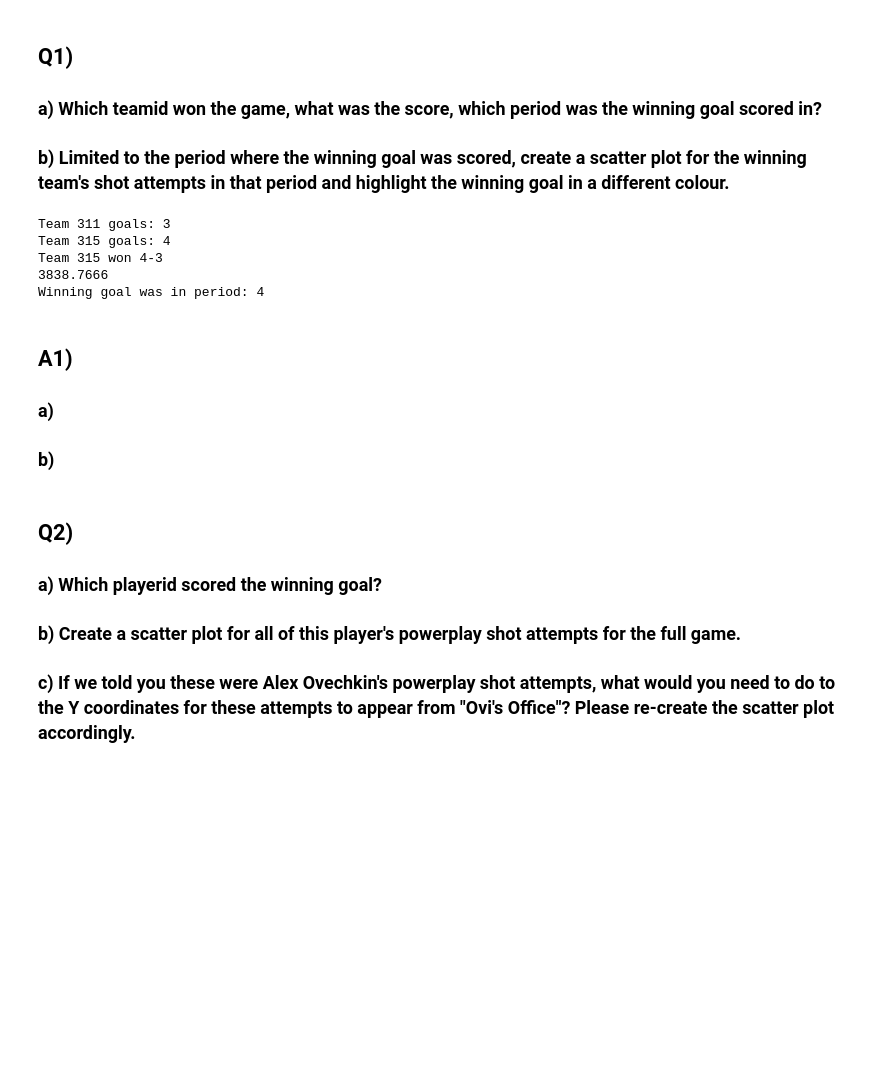
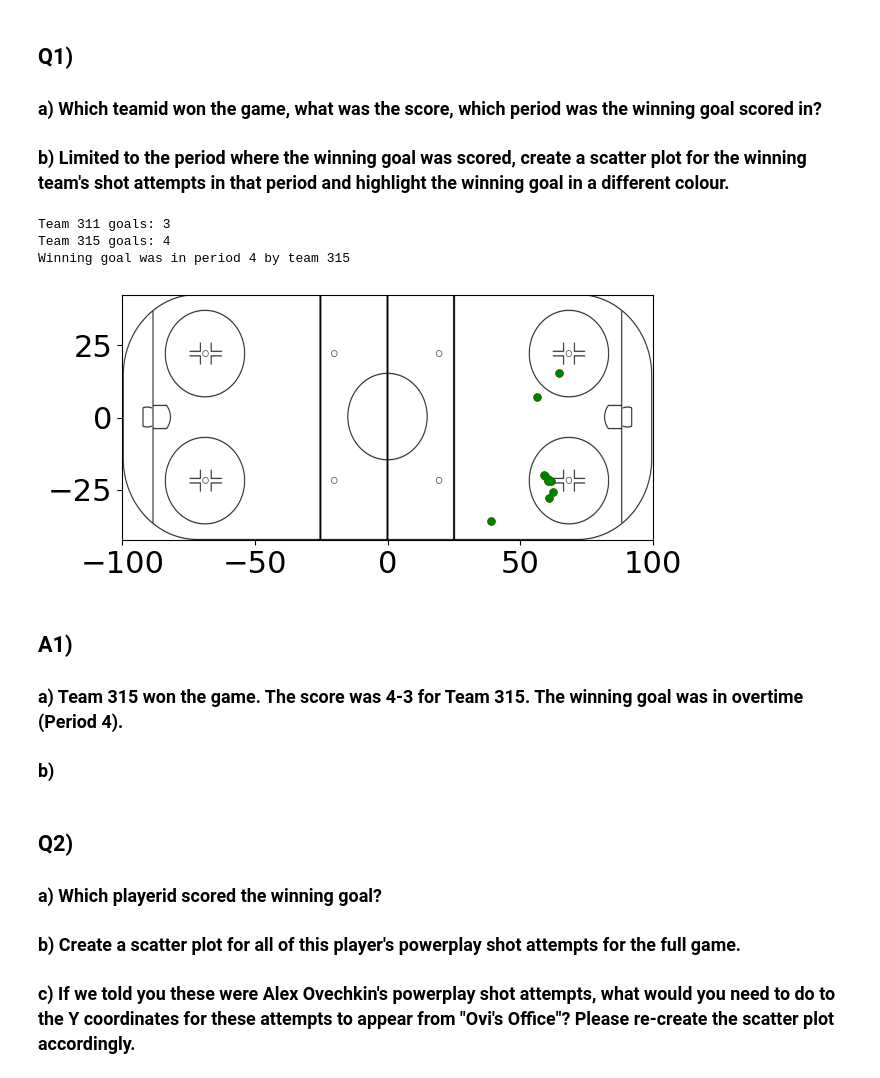
Before and after one commit to klee04/personal, a Jupyter notebook: SportsLogiq Coding Assessment/DA_Tutorial_24/Tutorial24_Questionnaire_Test.ipynb, the cells around one changed output. Drawn from its saved outputs; the diff is of its cells as text; code cells hidden in the pictures; blank space fills up the shorter version.

```diff
--- a/SportsLogiq Coding Assessment/DA_Tutorial_24/Tutorial24_Questionnaire_Test.ipynb
+++ b/SportsLogiq Coding Assessment/DA_Tutorial_24/Tutorial24_Questionnaire_Test.ipynb
@@ -67,7 +67,6 @@ team2_goals = np.where((game_teamID == 315) & (game_goal == 1), 1, 0)
 print('Team 311 goals:', np.sum(team1_goals))
 print('Team 315 goals:', np.sum(team2_goals))
 
-print('Team 315 won 4-3')
 
 def determinePeriod(time):
     if (time >= 0) & (time < 1200):
@@ -79,43 +78,61 @@ def determinePeriod(time):
     else:
         return 4
 
-def getGoalIndex(goals):
+def getGoalsIndex(goals):
     return np.where(goals == 1)
 
 # If team 311 won the game
 if np.sum(team1_goals) > np.sum(team2_goals):
 
-    team1_goalsIndex = getGoalIndex(team1_goals)
+    team1_goalsIndex = getGoalsIndex(team1_goals)
     team1_goalTimes = np.take(game_compiledTime, team1_goalsIndex)
 
     team1_lastGoalTime = team1_goalTimes[-1]
     team1_lastGoalTime = team1_lastGoalTime[-1]
 
-    print('Winning goal was in period:', determinePeriod(team1_lastGoalTime), 'by team 311')
+    print('Winning goal was in period', determinePeriod(team1_lastGoalTime), 'by team 311')
 
 # If team 315 won the game
 else:
-    team2_goalsIndex = getGoalIndex(team2_goals)
+    team2_goalsIndex = getGoalsIndex(team2_goals)
     team2_goalTimes = np.take(game_compiledTime, team2_goalsIndex, axis=None)
 
     team2_lastGoalTime = team2_goalTimes[-1]
     team2_lastGoalTime = team2_lastGoalTime[-1]
 
-    print('Winning goal was in period:', determinePeriod(team2_lastGoalTime), 'by team 315')
+    print('Winning goal was in period', determinePeriod(team2_lastGoalTime), 'by team 315')
 # %% [output]
 Team 311 goals: 3
 Team 315 goals: 4
-Team 315 won 4-3
-3838.7666
-Winning goal was in period: 4
+Winning goal was in period 4 by team 315
 # %%
 # %% Part b)
 
 rink = plt.imread('rink_template.png')
-rinkPlot = plt.imshow(rink)
+rinkPlot = plt.imshow(rink, aspect='auto', extent=[-100, 100, -42.5, 42.5])
+
+
+def getShotsIndex(shots):
+    return np.where(shots == 1)
+
+team2_shots = np.where((game_teamID == 315) & (game_eventName == 'shot') & (game_compiledTime > 3600), 1, 0)
+team2_shotsIndex = getShotsIndex(team2_shots)
+
+x_coords = np.take(game_xAdj, team2_shotsIndex)
+y_coords = np.take(game_yAdj, team2_shotsIndex)
+
+plt.scatter(x_coords, y_coords, c='r', s=25)
+
+
+
+plt.scatter(x_coords, y_coords, c='g', s=25)
+
+plt.show()
+# %% [output]
+[figure, added]
 # %% [markdown]
 ## A1)
-### a)
+### a) Team 315 won the game. The score was 4-3 for Team 315. The winning goal was in overtime (Period 4).
 ### b)
 # %% [markdown]
 ## Q2)
```
